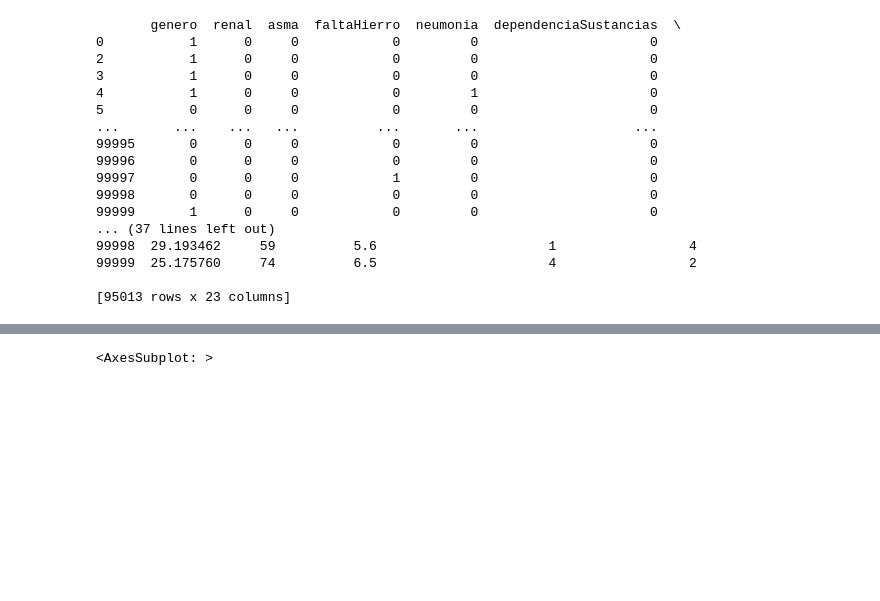
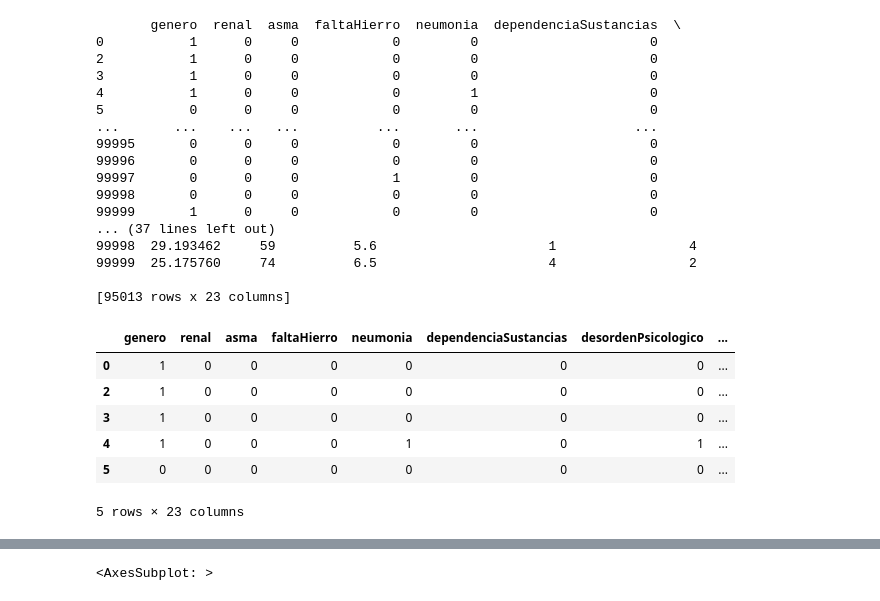
Before and after one commit to Marcelo-A-Martinez/Proyecto_ComplementarioI---Martinez-Marcelo-Adri-n, a Jupyter notebook: Proyecto_ComplementarioI- Martinez Marcelo Adrián.ipynb, the cells around one changed output, grey strips where cells are left out. Saved outputs shown, nothing was run; the diff lists cells and outputs as text; code cells hidden in the pictures; blank space fills up the shorter version.

```diff
--- a/Proyecto_ComplementarioI- Martinez Marcelo Adrián.ipynb
+++ b/Proyecto_ComplementarioI- Martinez Marcelo Adrián.ipynb
@@ -421,3 +421,13 @@ print(ClinicaA)
 99999  25.175760     74          6.5                      4                 2
 
 [95013 rows x 23 columns]
+# %%
+ClinicaA.head()
+# %% [output]
+|  | genero | renal | asma | faltaHierro | neumonia | dependenciaSustancias | desordenPsicologico | ... |
+| 0 | 1 | 0 | 0 | 0 | 0 | 0 | 0 | ... |
+| 2 | 1 | 0 | 0 | 0 | 0 | 0 | 0 | ... |
+| 3 | 1 | 0 | 0 | 0 | 0 | 0 | 0 | ... |
+| 4 | 1 | 0 | 0 | 0 | 1 | 0 | 1 | ... |
+| 5 | 0 | 0 | 0 | 0 | 0 | 0 | 0 | ... |
+5 rows × 23 columns
```
Also changed, not shown: parts of 29 cells of this notebook.
